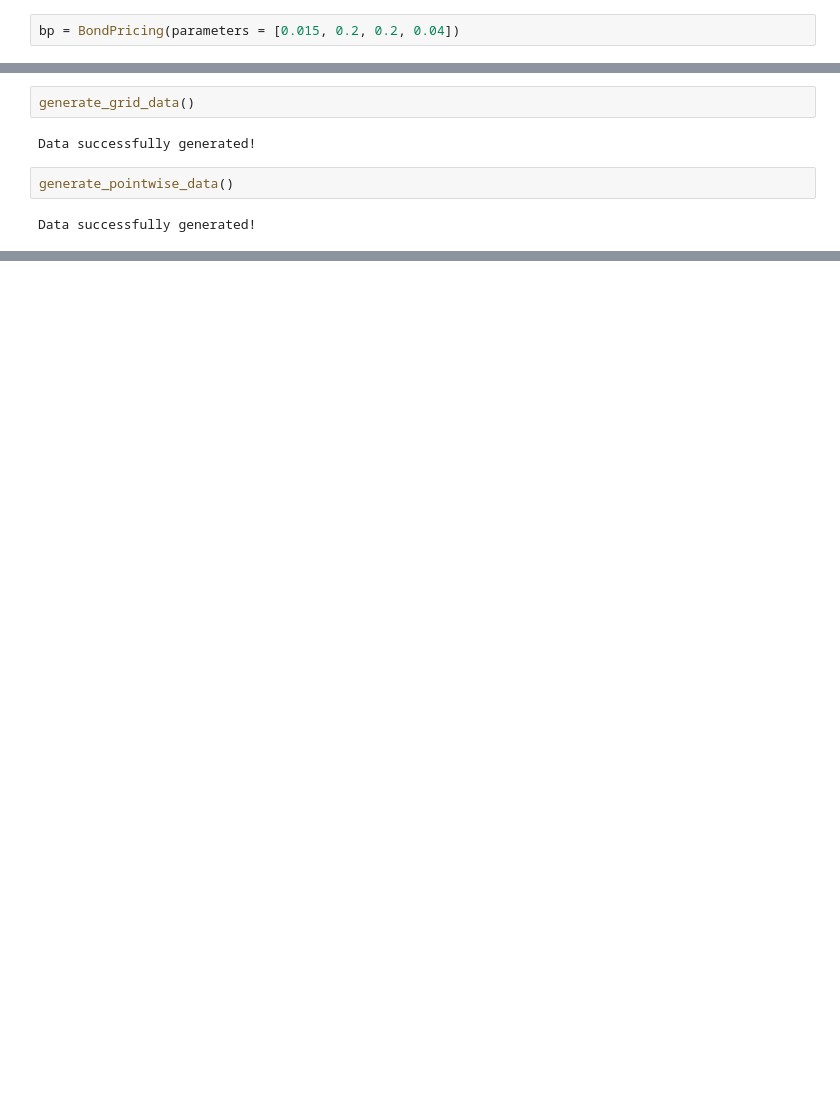
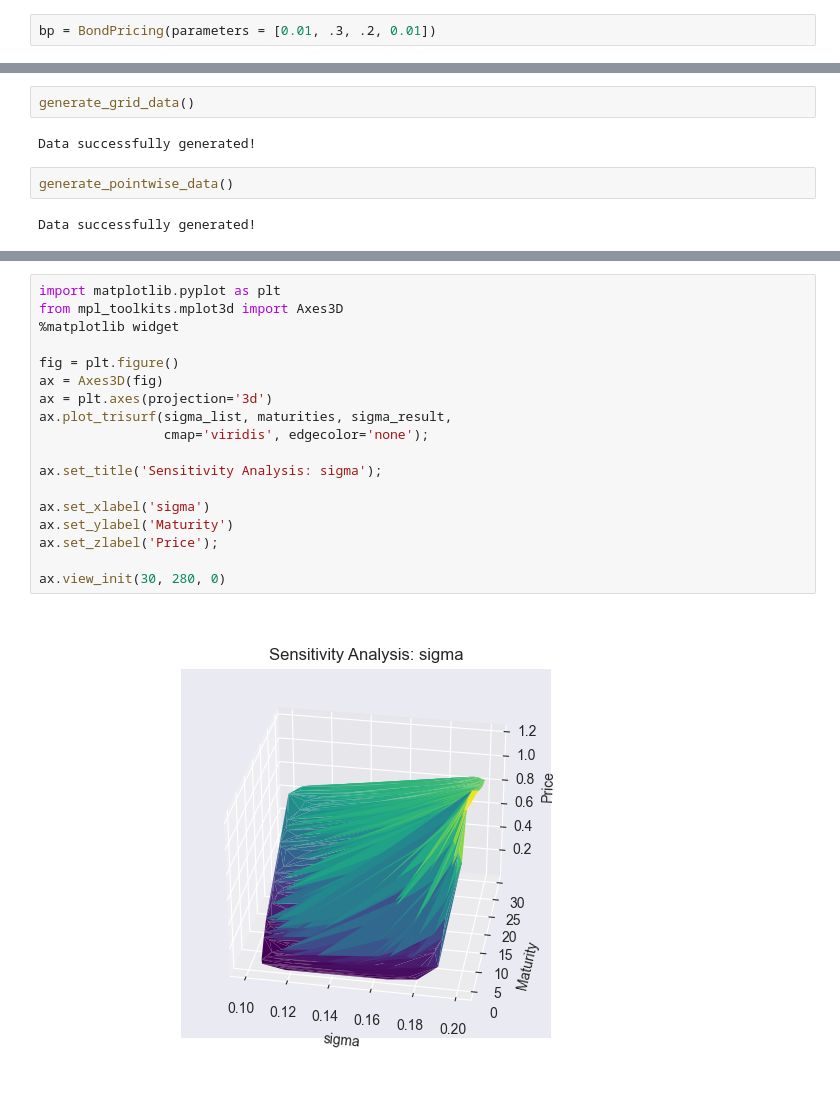
Before and after one commit to samaypanwar/FYP-Code, a Jupyter notebook: notebooks/test.ipynb, the cells around one changed output, grey strips where cells are left out. Drawn from its saved outputs; the diff is of its cells as text; blank space fills up the shorter version.

```diff
--- a/notebooks/test.ipynb
+++ b/notebooks/test.ipynb
@@ -178,4 +176,4 @@ from helper.synthesis import generate_grid_data, generate_pointwise_data
 # %%
 vm = VasicekModel(parameters = [0.015, 0.2, 0.2, 0.02])
 # %%
-bp = BondPricing(parameters = [0.015, 0.2, 0.2, 0.04])
+bp = BondPricing(parameters = [0.01, .3, .2, 0.01])
@@ -193,0 +314,20 @@ Data successfully generated!
+# %%
+import matplotlib.pyplot as plt
+from mpl_toolkits.mplot3d import Axes3D
+%matplotlib widget
+
+fig = plt.figure()
+ax = Axes3D(fig)
+ax = plt.axes(projection='3d')
+ax.plot_trisurf(sigma_list, maturities, sigma_result,
+                cmap='viridis', edgecolor='none');
+
+ax.set_title('Sensitivity Analysis: sigma');
+
+ax.set_xlabel('sigma')
+ax.set_ylabel('Maturity')
+ax.set_zlabel('Price');
+
+ax.view_init(30, 280, 0)
+# %% [output]
+[figure, added]
```
Also changed, not shown: parts of 16 cells of this notebook, 13 other files.
